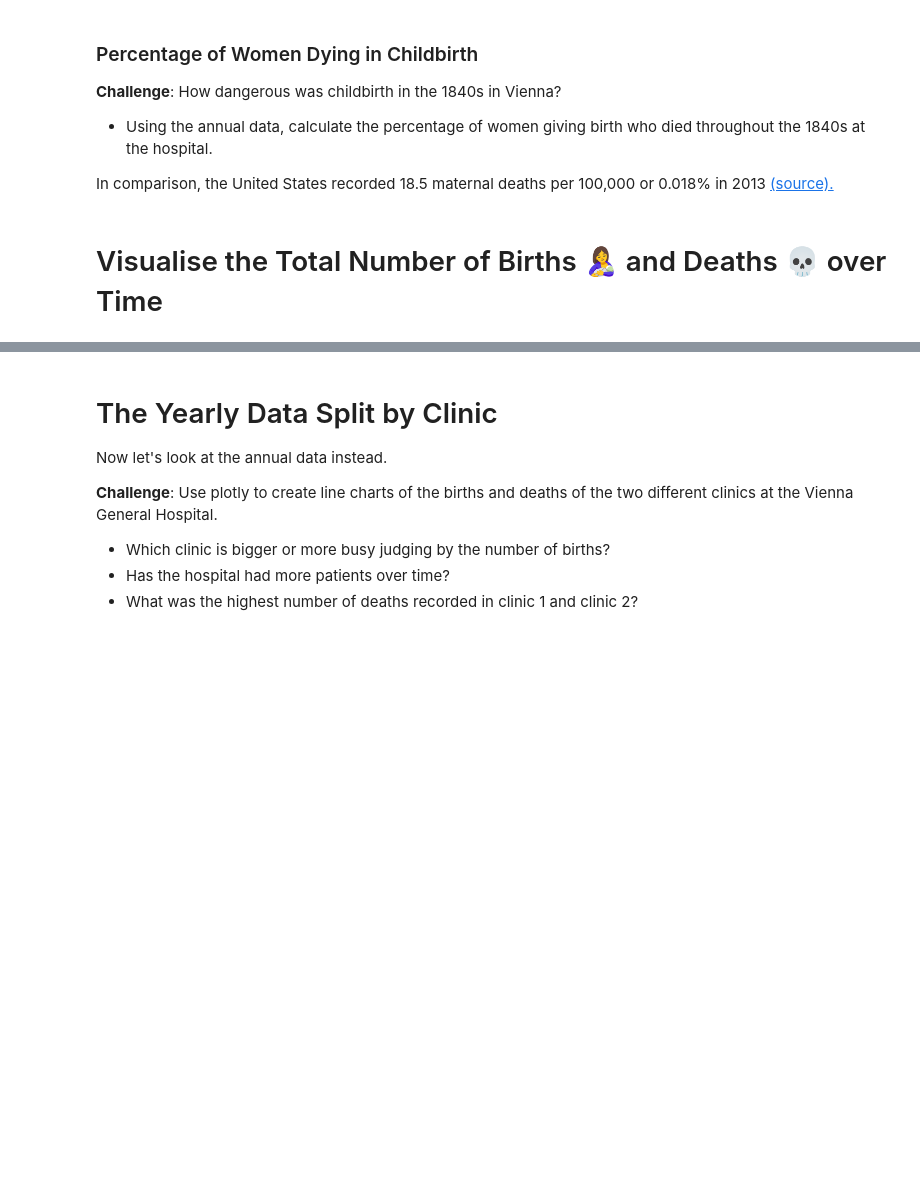
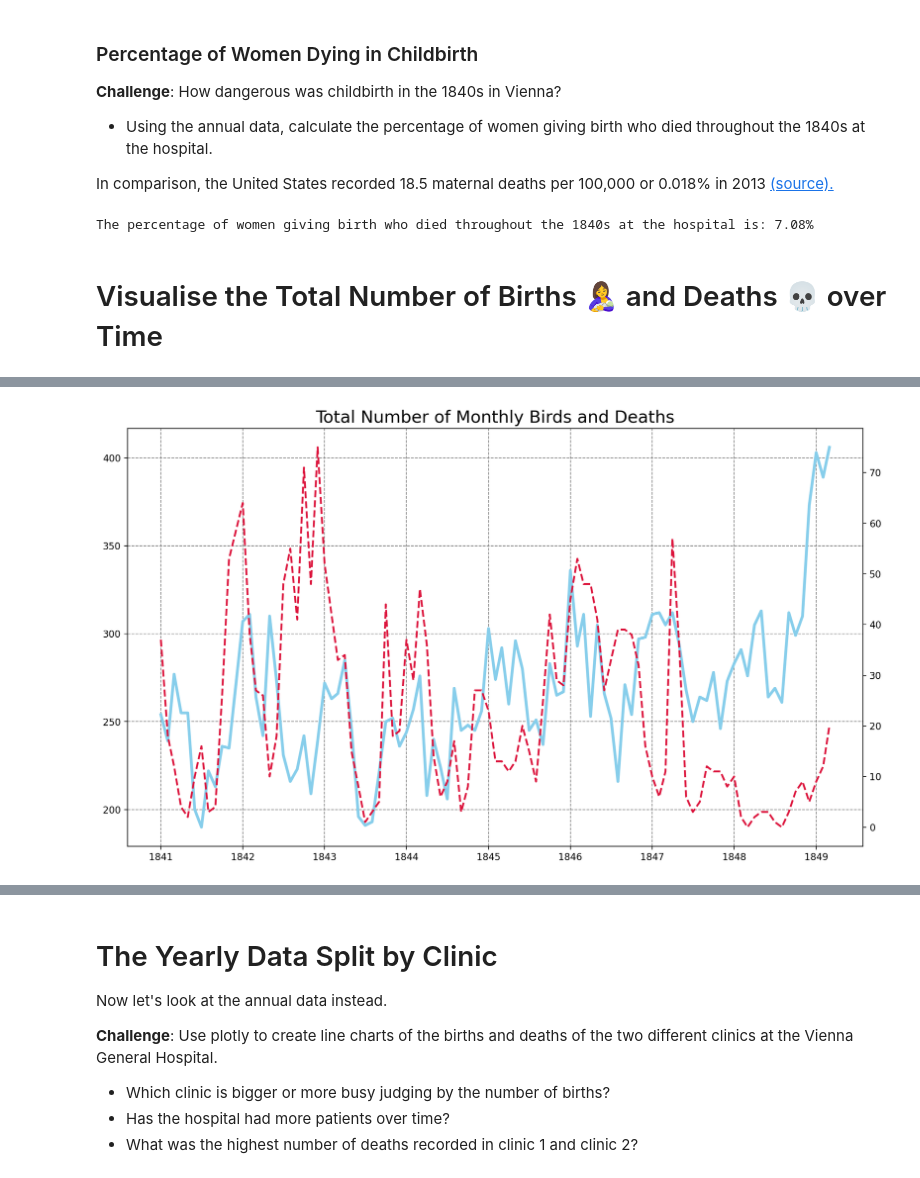
Before and after one commit to myDelevop/band-name-generator, a Jupyter notebook: udemy/day_80/Dr_Semmelweis_Handwashing_Discovery_(start).ipynb, the cells around one changed output, grey strips where cells are left out. Saved outputs shown, nothing was run; the diff lists cells and outputs as text; code cells hidden in the pictures; blank space fills up the shorter version.

Commit message:
Visualise the Total Number of Births 🤱 and Deaths 💀 over Time.

```diff
--- a/udemy/day_80/Dr_Semmelweis_Handwashing_Discovery_(start).ipynb
+++ b/udemy/day_80/Dr_Semmelweis_Handwashing_Discovery_(start).ipynb
@@ -136,6 +160,13 @@ There are no duplicatetd rows in the df_monthly dataset
 
 In comparison, the United States recorded 18.5 maternal deaths per 100,000 or 0.018% in 2013 [(source).](
 https://en.wikipedia.org/wiki/Maternal_death#:~:text=The%20US%20has%20the%20%22highest,17.8%20per%20100%2C000%20in%202009)
+# %%
+sum_deaths = df_yearly['deaths'].sum()
+sum_births = df_yearly['births'].sum()
+perc = round((sum_deaths/sum_births) * 100,2)
+print(f"The percentage of women giving birth who died throughout the 1840s at the hospital is: {perc}%")
+# %% [output]
+The percentage of women giving birth who died throughout the 1840s at the hospital is: 7.08%
 # %% [markdown]
 # Visualise the Total Number of Births 🤱 and Deaths 💀 over Time
 # %% [markdown]
@@ -152,3 +183,26 @@ https://en.wikipedia.org/wiki/Maternal_death#:~:text=The%20US%20has%20the%20%22h
 * Use a dashed line style for the number of deaths
 * Change the line thickness to 3 and 2 for the births and deaths respectively.
 * Do you notice anything in the late 1840s?
+# %%
+plt.figure(figsize=(14,8), dpi=200)
+plt.title('Total Number of Monthly Birds and Deaths', fontsize=18)
+
+ax1 = plt.gca()
+ax2 = ax1.twinx()
+
+ax1.grid(color='grey', linestyle='--')
+
+ax1.plot(df_monthly.date,
+         df_monthly.births,
+         color='skyblue',
+         linewidth=3)
+
+ax2.plot(df_monthly.date,
+         df_monthly.deaths,
+         color='crimson',
+         linewidth=2,
+         linestyle='--')
+
+plt.show()
+# %% [output]
+[figure, added]
```
Also changed, not shown: parts of 5 cells of this notebook.
